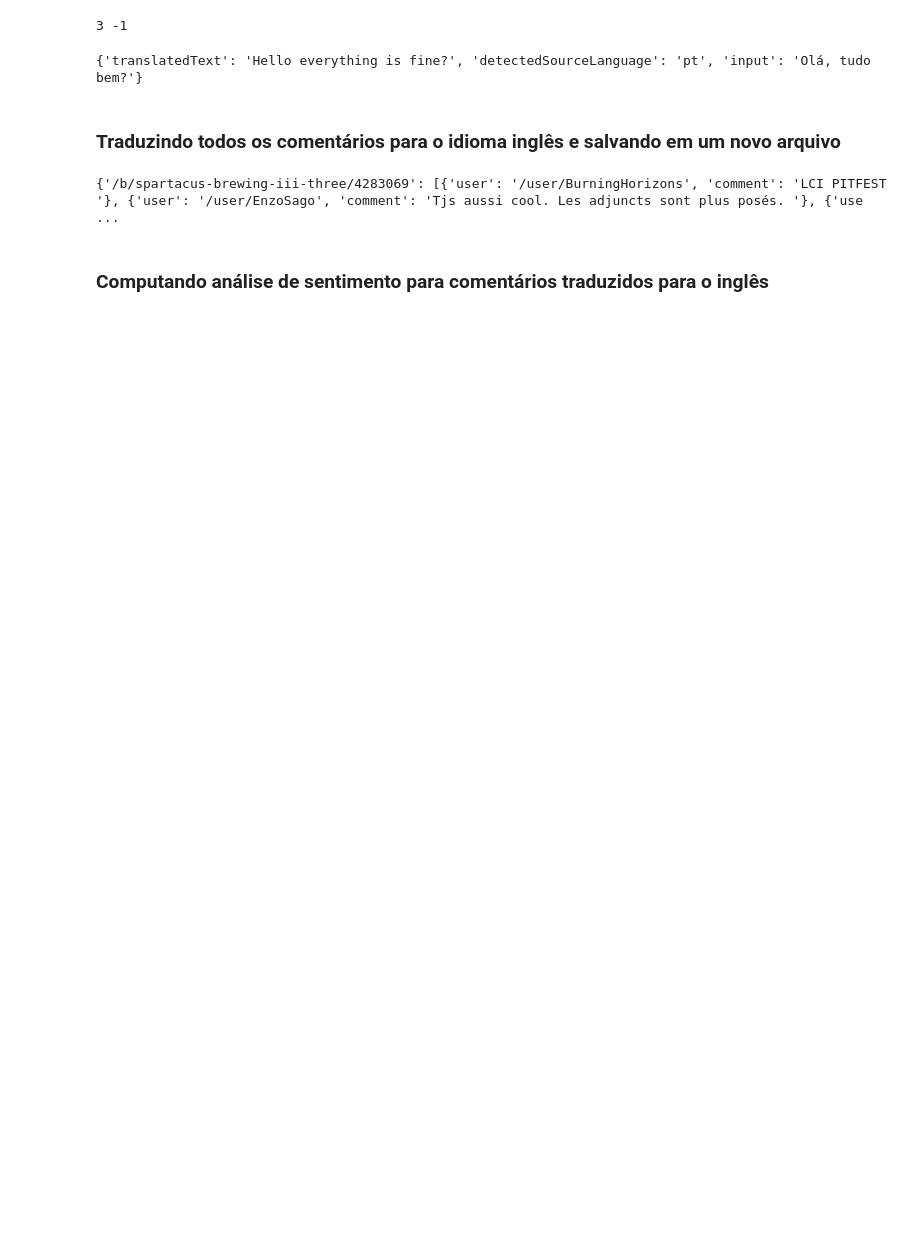
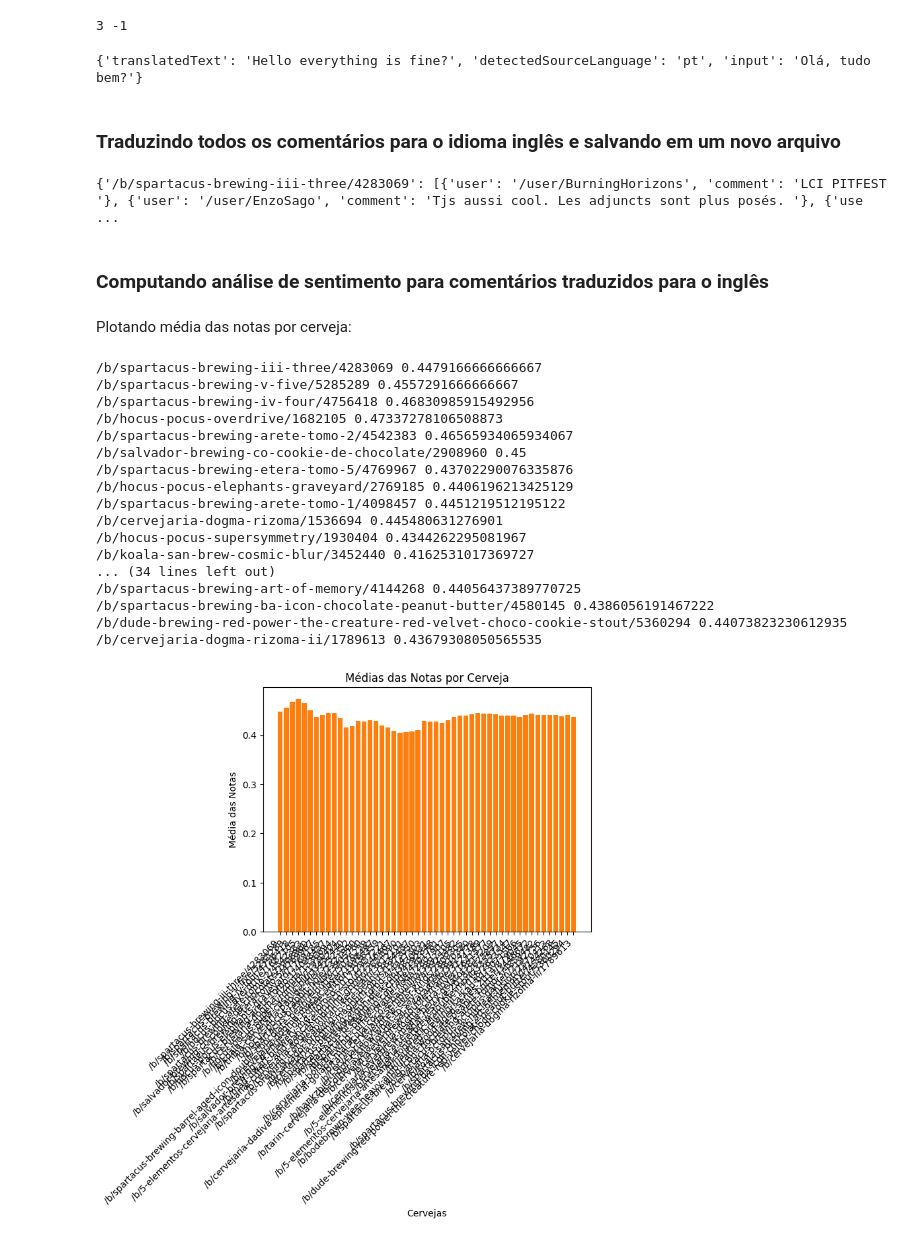
Before and after one commit to gilliardrodrigues/untappd_social_media_analysis_and_mining, a Jupyter notebook: src/notebooks/comments_sentiment_analysis.ipynb, the cells around one changed output. Cells and saved outputs as stored; diff of their text form; code cells hidden in the pictures; blank space fills up the shorter version.

```diff
--- a/src/notebooks/comments_sentiment_analysis.ipynb
+++ b/src/notebooks/comments_sentiment_analysis.ipynb
@@ -115,3 +117,53 @@ for item in data:
 #path = '../data/'
 #comments_by_beer_sentiment_file_name = 'comments_by_beer_sentiment.json'
 #export_json(data, path + comments_by_beer_sentiment_file_name)
+# %% [markdown]
+Plotando média das notas por cerveja:
+# %%
+import json
+import matplotlib.pyplot as plt
+
+with open('../data/beer_data/comments_by_beer_sentiment.json', 'r') as file:
+    dados_json = json.load(file)
+
+medias = {}
+notas =[]
+
+for chave, lista in dados_json.items():
+    for item in lista:
+        notas.append(int(item.get("SentiStrength_Positive", "N/A")))
+        notas.append(int(item.get("SentiStrength_Negative", "N/A")))
+    medias.update({chave:(sum(notas) / len(notas))})
+
+for k, v in medias.items():
+    print(k, v)
+
+cervejas = list(medias.keys())
+medias = list(medias.values())
+
+plt.bar(cervejas, medias)
+plt.bar(cervejas, medias)
+plt.xlabel('Cervejas')
+plt.ylabel('Média das notas')
+plt.title('Médias das notas por cerveja')
+plt.xticks(rotation=45, ha='right')
+plt.show()
+# %% [output]
+/b/spartacus-brewing-iii-three/4283069 0.4479166666666667
+/b/spartacus-brewing-v-five/5285289 0.4557291666666667
+/b/spartacus-brewing-iv-four/4756418 0.46830985915492956
+/b/hocus-pocus-overdrive/1682105 0.47337278106508873
+/b/spartacus-brewing-arete-tomo-2/4542383 0.46565934065934067
+/b/salvador-brewing-co-cookie-de-chocolate/2908960 0.45
+/b/spartacus-brewing-etera-tomo-5/4769967 0.43702290076335876
+/b/hocus-pocus-elephants-graveyard/2769185 0.4406196213425129
+/b/spartacus-brewing-arete-tomo-1/4098457 0.4451219512195122
+/b/cervejaria-dogma-rizoma/1536694 0.445480631276901
+/b/hocus-pocus-supersymmetry/1930404 0.4344262295081967
+/b/koala-san-brew-cosmic-blur/3452440 0.4162531017369727
+... (34 lines left out)
+/b/spartacus-brewing-art-of-memory/4144268 0.44056437389770725
+/b/spartacus-brewing-ba-icon-chocolate-peanut-butter/4580145 0.4386056191467222
+/b/dude-brewing-red-power-the-creature-red-velvet-choco-cookie-stout/5360294 0.44073823230612935
+/b/cervejaria-dogma-rizoma-ii/1789613 0.43679308050565535
+[figure, added]
```
Also changed, not shown: parts of 1 cell of this notebook, 1 other file.
